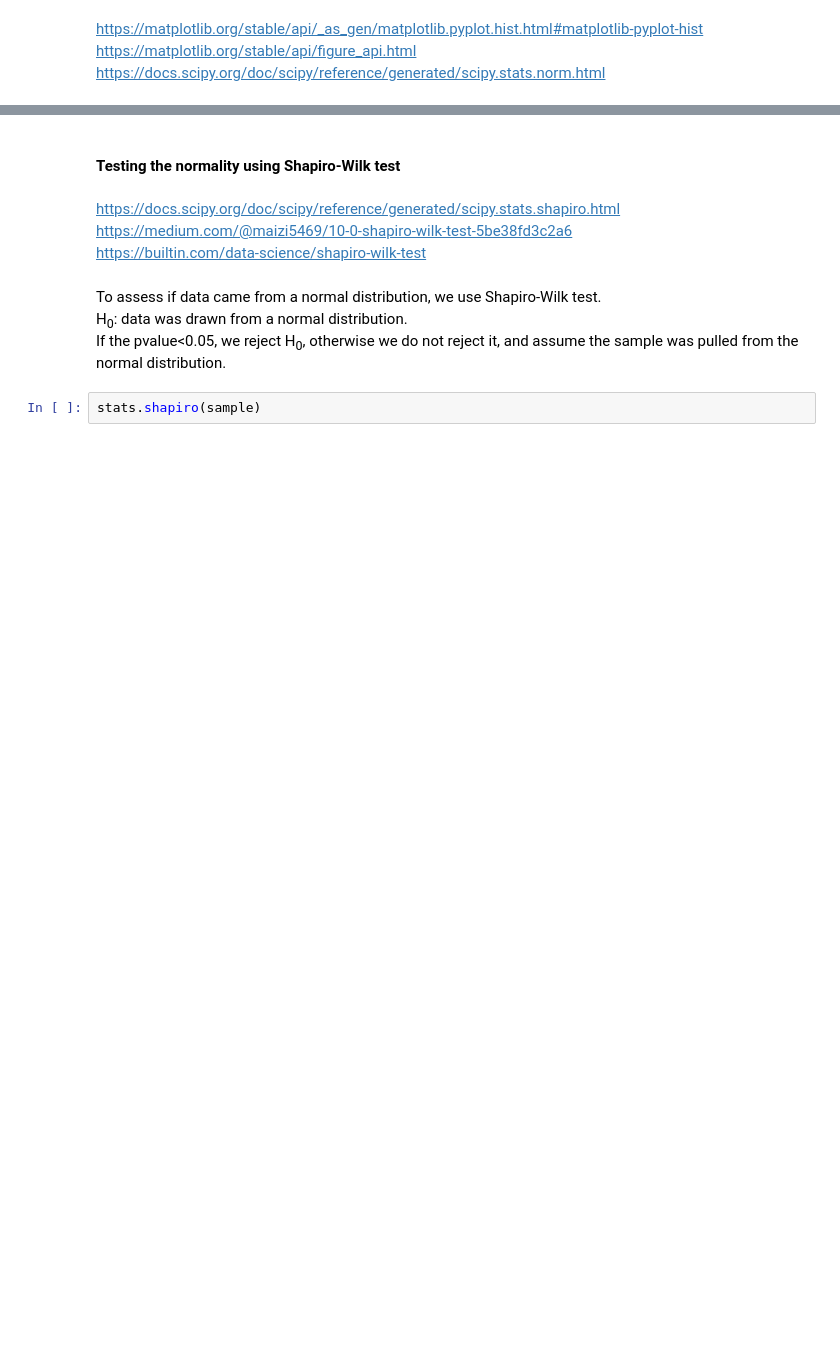
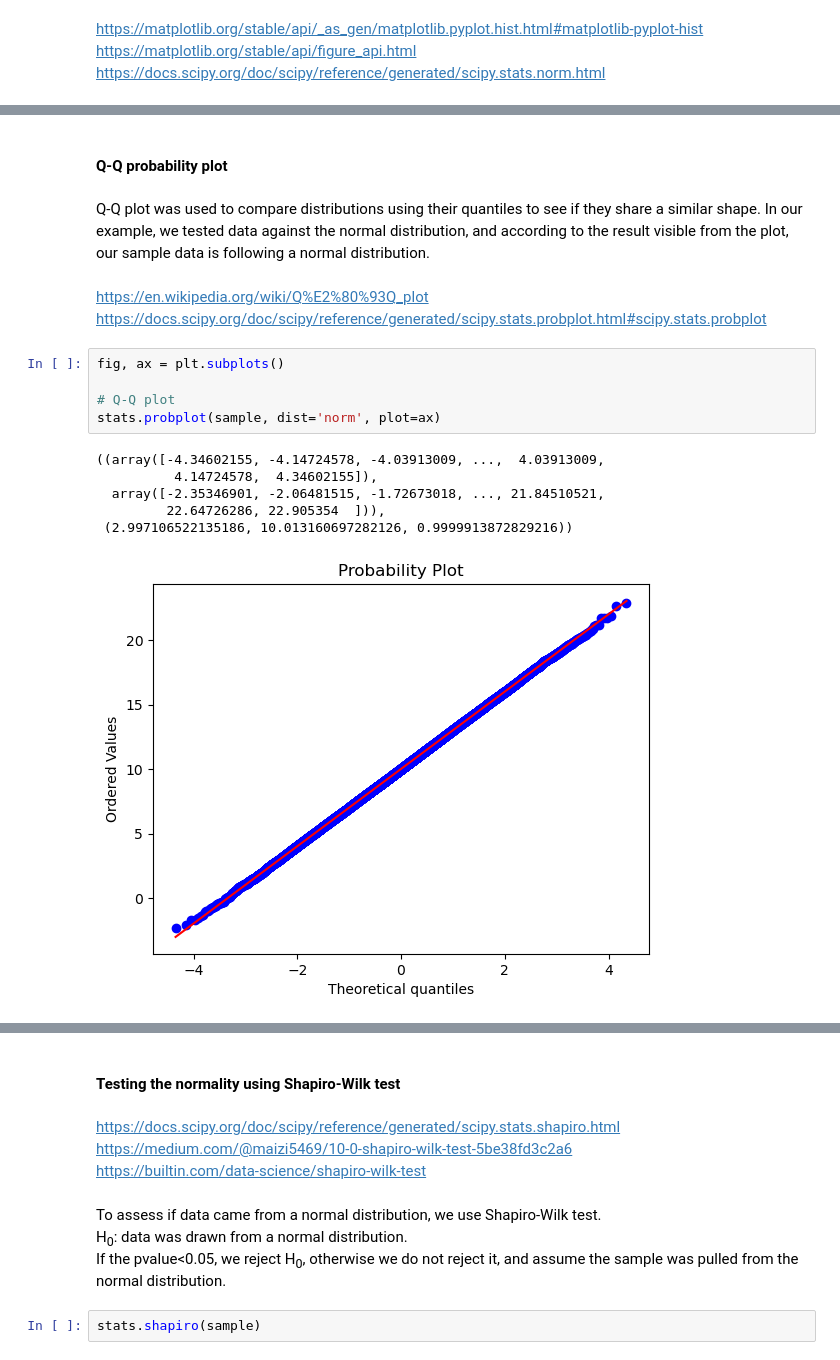
Before and after one commit to Tanja888/applied_statistics, a Jupyter notebook: tasks.ipynb, the cells around one changed output, grey strips where cells are left out. Cells and saved outputs as stored; diff of their text form; blank space fills up the shorter version.

Commit message:
Q-q plot

```diff
--- a/tasks.ipynb
+++ b/tasks.ipynb
@@ -259,0 +260,20 @@ ax.plot(x, pdf, 'r-')
+# %% [markdown]
+#### Q-Q probability plot
+# %% [markdown]
+
+Q-Q plot was used to compare distributions using their quantiles to see if they share a similar shape. In our example, we tested data against the normal distribution, and according to the result visible from the plot, our sample data is following a normal distribution.
+# %% [markdown]
+https://en.wikipedia.org/wiki/Q%E2%80%93Q_plot
+https://docs.scipy.org/doc/scipy/reference/generated/scipy.stats.probplot.html#scipy.stats.probplot
+# %%
+fig, ax = plt.subplots()
+
+# Q-Q plot
+stats.probplot(sample, dist='norm', plot=ax)
+# %% [output]
+((array([-4.34602155, -4.14724578, -4.03913009, ...,  4.03913009,
+          4.14724578,  4.34602155]),
+  array([-2.35346901, -2.06481515, -1.72673018, ..., 21.84510521,
+         22.64726286, 22.905354  ])),
+ (2.997106522135186, 10.013160697282126, 0.9999913872829216))
+[figure, added]
```
Also changed, not shown: parts of 12 cells of this notebook.
